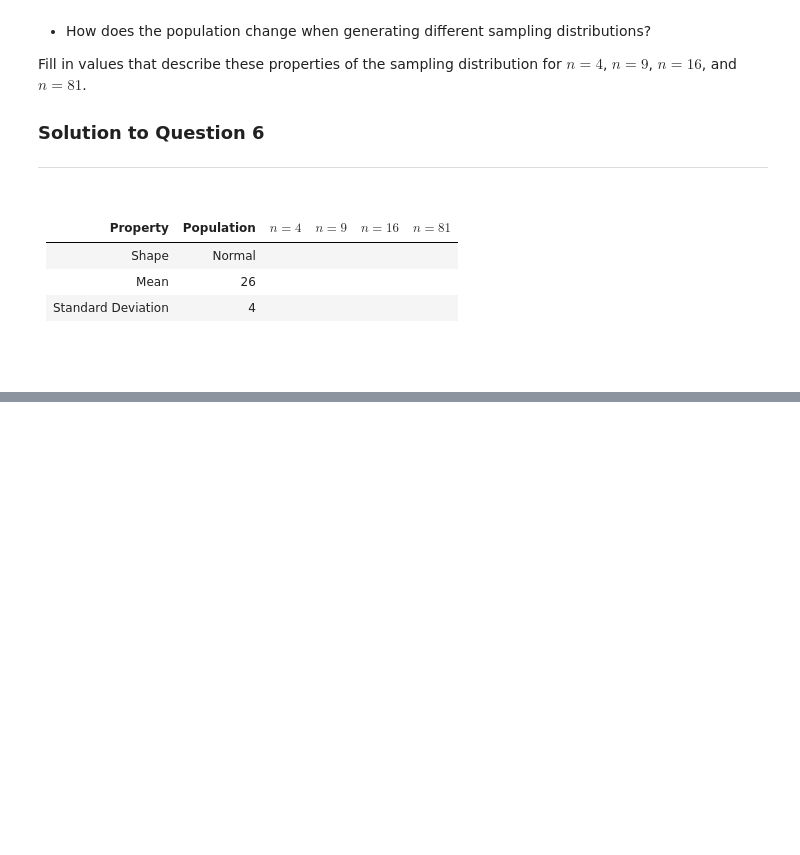
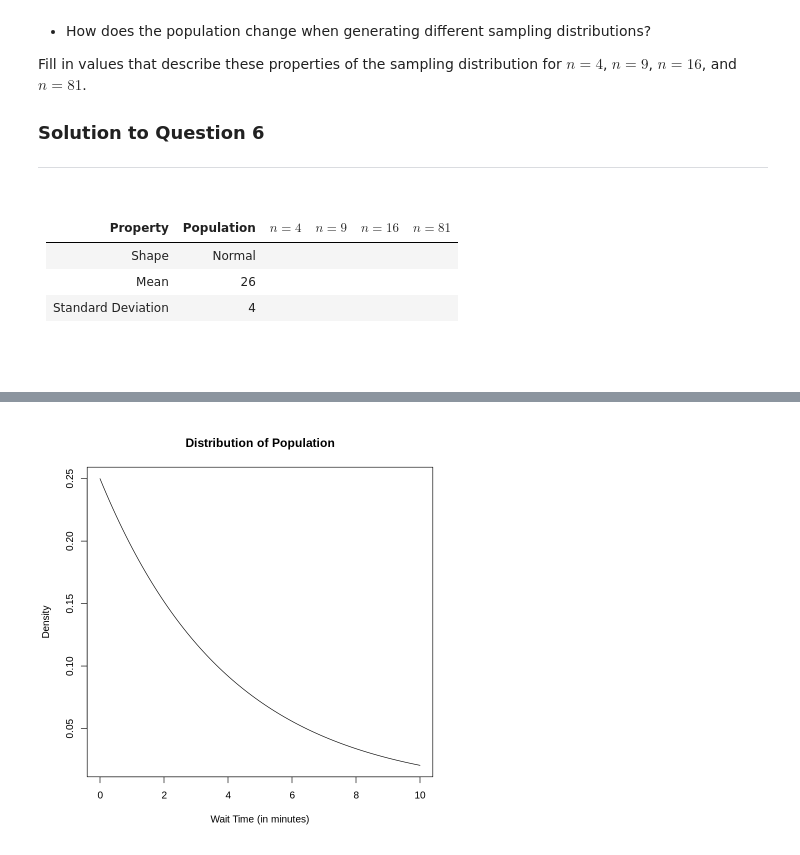
Before and after one commit to CU-Denver-MathStats-OER/Statistical-Theory, a Jupyter notebook: Chap3/10-Sampling-Dist-Mean.ipynb, the cells around one changed output, grey strips where cells are left out. Drawn from its saved outputs; the diff is of its cells as text; code cells hidden in the pictures; blank space fills up the shorter version.

```diff
--- a/Chap3/10-Sampling-Dist-Mean.ipynb
+++ b/Chap3/10-Sampling-Dist-Mean.ipynb
@@ -258,2 +264,15 @@ Fill in values that describe these properties of the sampling distribution for $
+# %%
+wait <- seq(0, 10, length=100)  # wait times from 0 to 10 min plotted
+pdf.wait <- dexp(wait, 1/4)  # height of pdf function
+
+plot(wait,  # wait times plotted on x-axis
+     pdf.wait,  # corresponding pdf heights plotted on y-axis
+     type="l",  # plot type "l" will connect points with a line
+     lty=1,  # lty=1 plots solid line
+     xlab="Wait Time (in minutes)",  # label on x-axis
+     ylab="Density",  # label on y-axis
+     main="Distribution of Population")  # main label
+# %% [output]
+[figure, added]
 # %% [markdown]
 ## <a name="10q7">Question 7: Sampling Distribution for Mean Wait Time</a>
```
Also changed, not shown: parts of 22 cells of this notebook.
